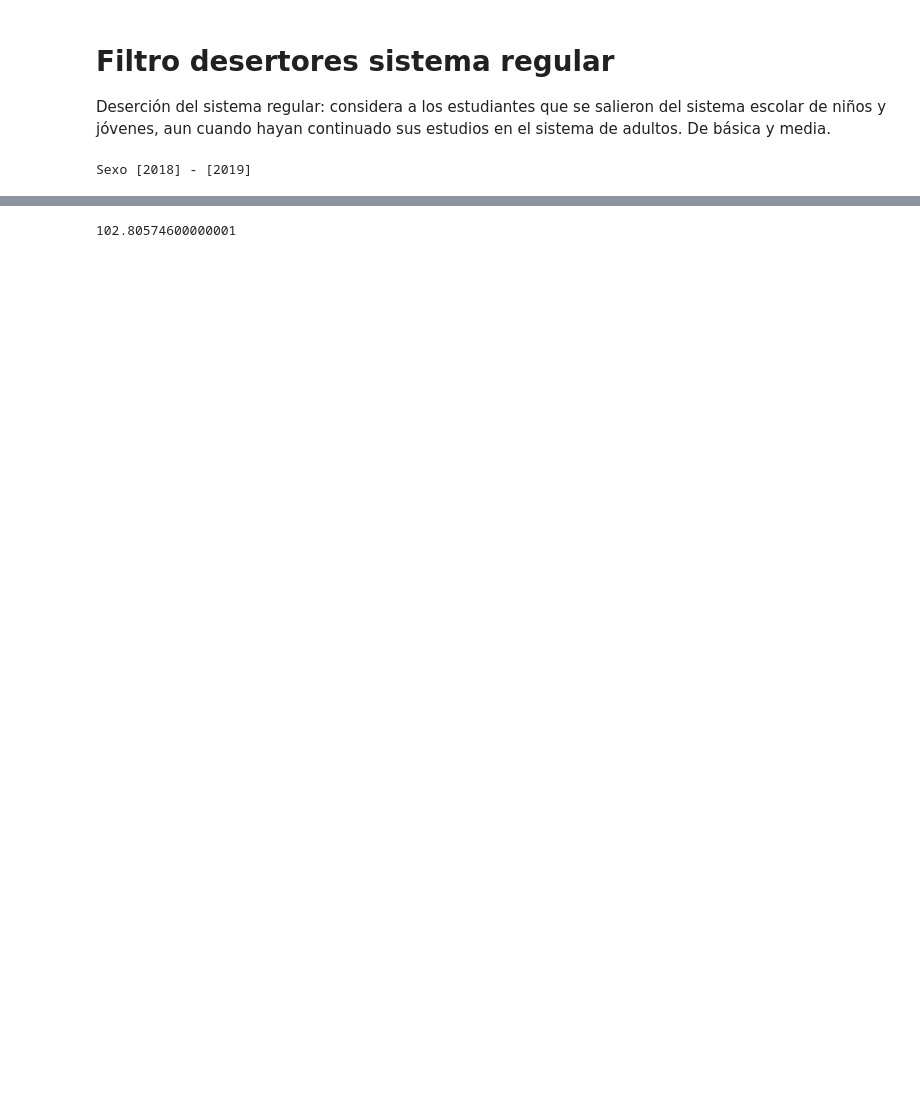
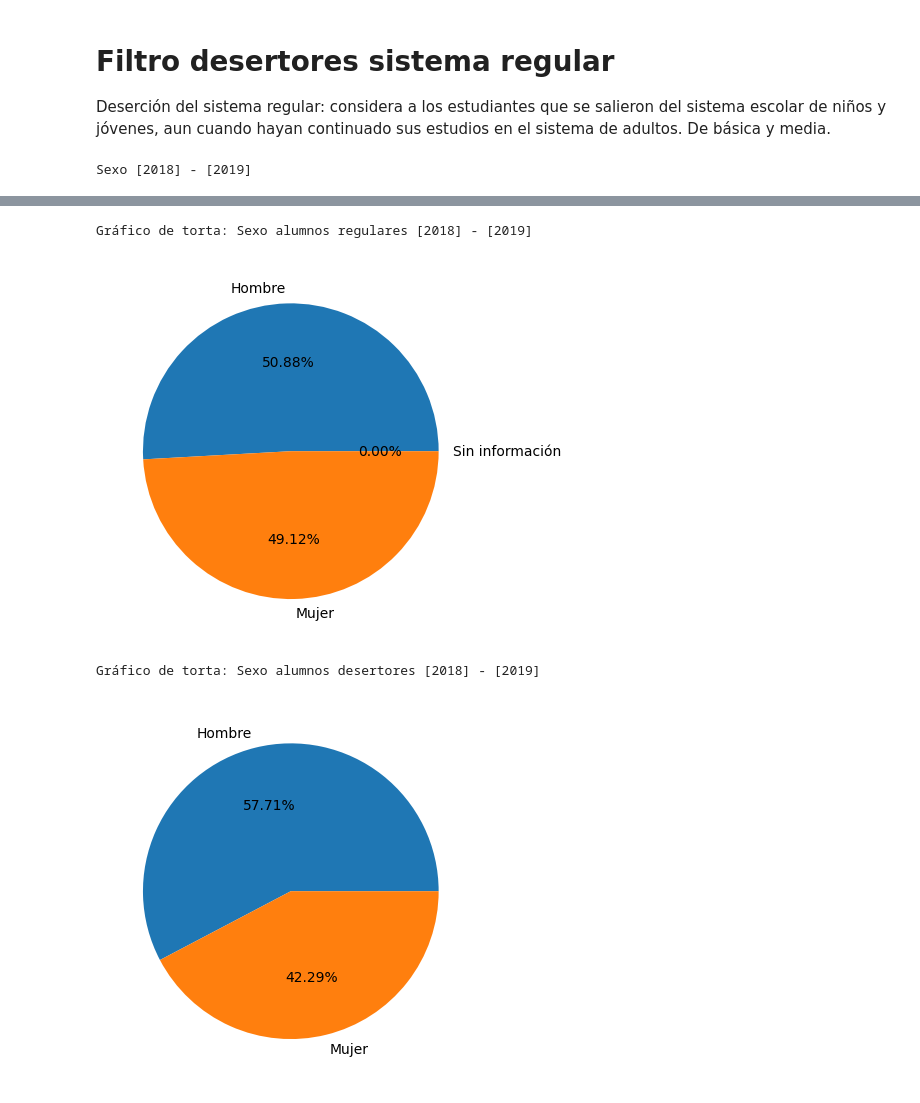
Before and after one commit to davidlealo/diplomadodatascienceuc2023, a Jupyter notebook: 02_entrega/deserción_matricula.ipynb, the cells around one changed output, grey strips where cells are left out. Drawn from its saved outputs; the diff is of its cells as text; code cells hidden in the pictures; blank space fills up the shorter version.

Commit message:
Tabla+grafico Sexo Alumnos regulares y desertores

```diff
--- a/02_entrega/deserción_matricula.ipynb
+++ b/02_entrega/deserción_matricula.ipynb
@@ -36,34 +36,55 @@ def identificar_desertores_sistema_regular(df_anterior, df_posterior):
 
     # Devolver el resultado como DataFrame de Pandas
     # desertores
     # Sexo DataFrame
     df_genero = pd.DataFrame()
     print('Sexo', df_anterior['AGNO'].unique(),"-", df_posterior['AGNO'].unique())
     df_genero['Sexo'] = ['Sin información', 'Hombre', 'Mujer']
     df_genero['Cantidad A. Regulares'] = [((estudiantes_regulares['GEN_ALU'] == 0).sum()),
                           ((estudiantes_regulares['GEN_ALU'] == 1).sum()),
                           ((estudiantes_regulares['GEN_ALU'] == 2).sum())]
     df_genero['Porcentaje A. Regulares'] = [((estudiantes_regulares['GEN_ALU'] == 0).sum()) / len(estudiantes_regulares) * 100,
                             ((estudiantes_regulares['GEN_ALU'] == 1).sum()) / len(estudiantes_regulares) * 100,
                             ((estudiantes_regulares['GEN_ALU'] == 2).sum()) / len(estudiantes_regulares) * 100]
     df_genero['Cantidad A. Desertores'] = [((desertores['GEN_ALU'] == 0).sum()),
                           ((desertores['GEN_ALU'] == 1).sum()),
                           ((desertores['GEN_ALU'] == 2).sum())]
     df_genero['Porcentaje A. Desertores'] = [((desertores['GEN_ALU'] == 0).sum()) / len(desertores) * 100,
                             ((desertores['GEN_ALU'] == 1).sum()) / len(desertores) * 100,
                             ((desertores['GEN_ALU'] == 2).sum()) / len(desertores) * 100]
 
     display(df_genero)
 
+    # Gráfico de torta
+    data_pie = estudiantes_regulares["GEN_ALU"].value_counts()
+    print("Gráfico de torta: Sexo alumnos regulares",df_anterior['AGNO'].unique(),"-", df_posterior['AGNO'].unique())
+
+    # Definir etiquetas
+    labels = ['Hombre' if index == 1 else 'Mujer' if index == 2 else 'Sin información' for index in data_pie.index]
+
+    plt.pie(data_pie, labels = labels, autopct = lambda x: f"{x:0.2f}%")
+    plt.show()
+
+    data_pie = desertores["GEN_ALU"].value_counts()
+    print("Gráfico de torta: Sexo alumnos desertores",df_anterior['AGNO'].unique(),"-", df_posterior['AGNO'].unique())
+
+    # Definir etiquetas
+    labels = ['Hombre' if index == 1 else 'Mujer' if index == 2 else 'Sin información' for index in data_pie.index]
+
+    plt.pie(data_pie, labels = labels, autopct = lambda x: f"{x:0.2f}%")
+    plt.show()
+
+
+
 
 identificar_desertores_sistema_regular(m2018, m2019)
 # %% [output]
 Sexo [2018] - [2019]
 |  | Sexo | Cantidad A. Regulares | Porcentaje A. Regulares | Cantidad A. Desertores | Porcentaje A. Desertores |
 | 0 | Sin información | 3 | 0.000106 | 0 | 0.000000 |
 | 1 | Hombre | 1442524 | 50.881981 | 45903 | 57.705507 |
 | 2 | Mujer | 1392512 | 49.117913 | 33644 | 42.294493 |
+Gráfico de torta: Sexo alumnos regulares [2018] - [2019]
+[figure, added]
+Gráfico de torta: Sexo alumnos desertores [2018] - [2019]
+[figure, added]
-# %%
-50.881981+49.117913+1.619131+1.186721
-# %% [output]
-102.80574600000001
```
